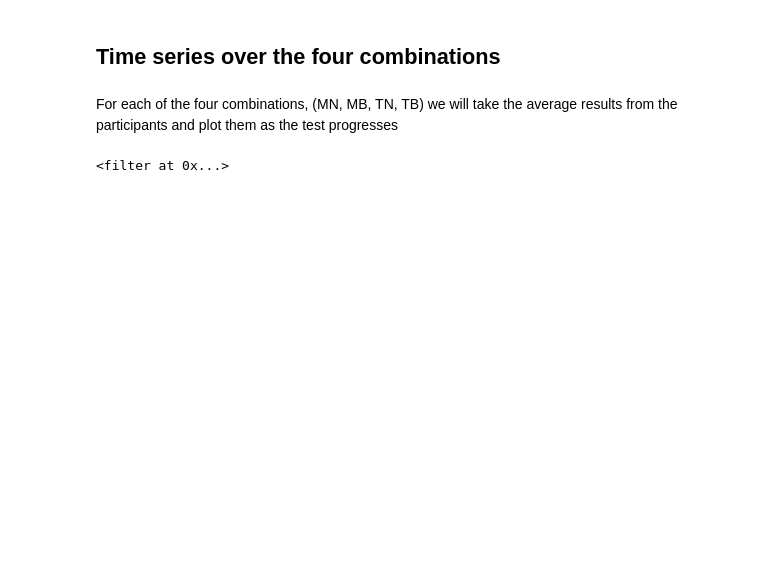
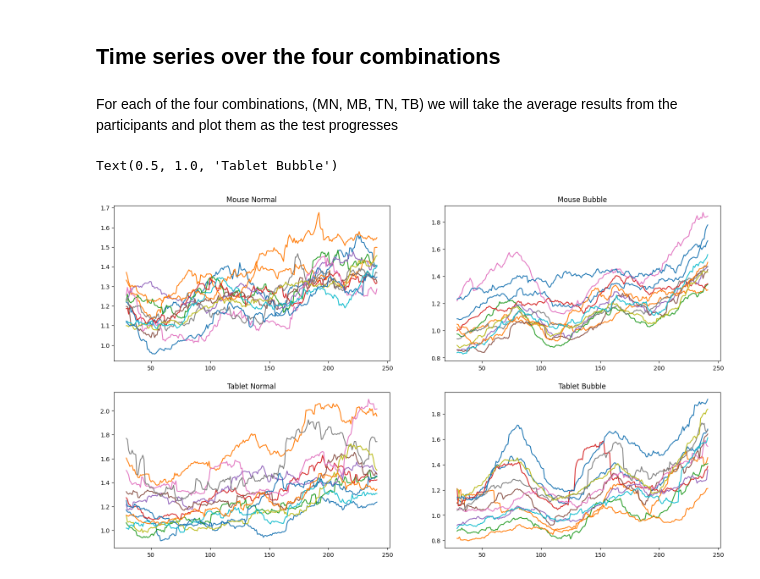
Before and after one commit to IoanaBaciu24/BubbleCursorExperiment, a Jupyter notebook: notebook.ipynb, the cells around one changed output. Saved outputs shown, nothing was run; the diff lists cells and outputs as text; code cells hidden in the pictures; blank space fills up the shorter version.

Commit message:
some plots in the analysis

```diff
--- a/notebook.ipynb
+++ b/notebook.ipynb
@@ -180,12 +180,3 @@ df.groupby(["Device", "Mode"])[["Total Time"]].mean().T.plot.bar()
 ## Time series over the four combinations
 # %% [markdown]
 For each of the four combinations, (MN, MB, TN, TB) we will take the average results from the participants and plot them as the test progresses
-# %%
-import os
-
-device = 'mouse'
-cursor = 'normal'
-
-filter( lambda x: device in x and cursor in x, os.listdir("./data"))
-# %% [output]
-<filter at 0x...>
@@ -191,0 +193,44 @@ filter( lambda x: device in x and cursor in x, os.listdir("./data"))
+# %%
+# make a dataframe with all times for an experiment
+
+df_times_MN = pd.DataFrame(pd.read_csv(os.path.join("data", file_names_MN[0]), skiprows=2)["clickTime"])
+df_times_MB = pd.DataFrame(pd.read_csv(os.path.join("data", file_names_MB[0]), skiprows=2)["clickTime"])
+df_times_TN = pd.DataFrame(pd.read_csv(os.path.join("data", file_names_TN[0]), skiprows=2)["clickTime"])
+df_times_TB = pd.DataFrame(pd.read_csv(os.path.join("data", file_names_TB[0]), skiprows=2)["clickTime"])
+
+df_times_MN.rename(columns={"clickTime": "clickTime0"}, inplace= True)
+df_times_MB.rename(columns={"clickTime": "clickTime0"}, inplace= True)
+df_times_TN.rename(columns={"clickTime": "clickTime0"}, inplace= True)
+df_times_TB.rename(columns={"clickTime": "clickTime0"}, inplace= True)
+
+for i in range(1, len(file_names)):
+    # d= pd.DataFrame(pd.read_csv(os.path.join("data", file_names[0]), skiprows=2)["clickTime"])
+    # d.rename(columns={"clickTime": "clickTime{0}".format(i)}, inplace= True)
+    df_times_MN["clickTime{0}".format(i)] = pd.read_csv(os.path.join("data", file_names_MN[i]), skiprows=2)["clickTime"]
+    df_times_MB["clickTime{0}".format(i)] = pd.read_csv(os.path.join("data", file_names_MB[i]), skiprows=2)["clickTime"]
+    df_times_TN["clickTime{0}".format(i)] = pd.read_csv(os.path.join("data", file_names_TN[i]), skiprows=2)["clickTime"]
+    df_times_TB["clickTime{0}".format(i)] = pd.read_csv(os.path.join("data", file_names_TB[i]), skiprows=2)["clickTime"]
+
+
+# df_times_mouse_normal
+# %%
+# Q: What happens when I print all the times of the pariticipants?
+# A: A mess lol
+
+fig, ax = plt.subplots(2, 2)
+fig.set_size_inches(18.5, 10.5)
+
+for i in range(len(file_names_MB)):
+    ax[0][0].plot(df_times_MN["clickTime{0}".format(i)].rolling(30).mean())
+    ax[0][1].plot(df_times_MB["clickTime{0}".format(i)].rolling(30).mean())
+    ax[1][0].plot(df_times_TN["clickTime{0}".format(i)].rolling(30).mean())
+    ax[1][1].plot(df_times_TB["clickTime{0}".format(i)].rolling(30).mean())
+
+
+ax[0][0].set_title("Mouse Normal")
+ax[0][1].set_title("Mouse Bubble")
+ax[1][0].set_title("Tablet Normal")
+ax[1][1].set_title("Tablet Bubble")
+# %% [output]
+Text(0.5, 1.0, 'Tablet Bubble')
+[figure, added]
```
Also changed, not shown: parts of 8 cells of this notebook, 13 other files.
